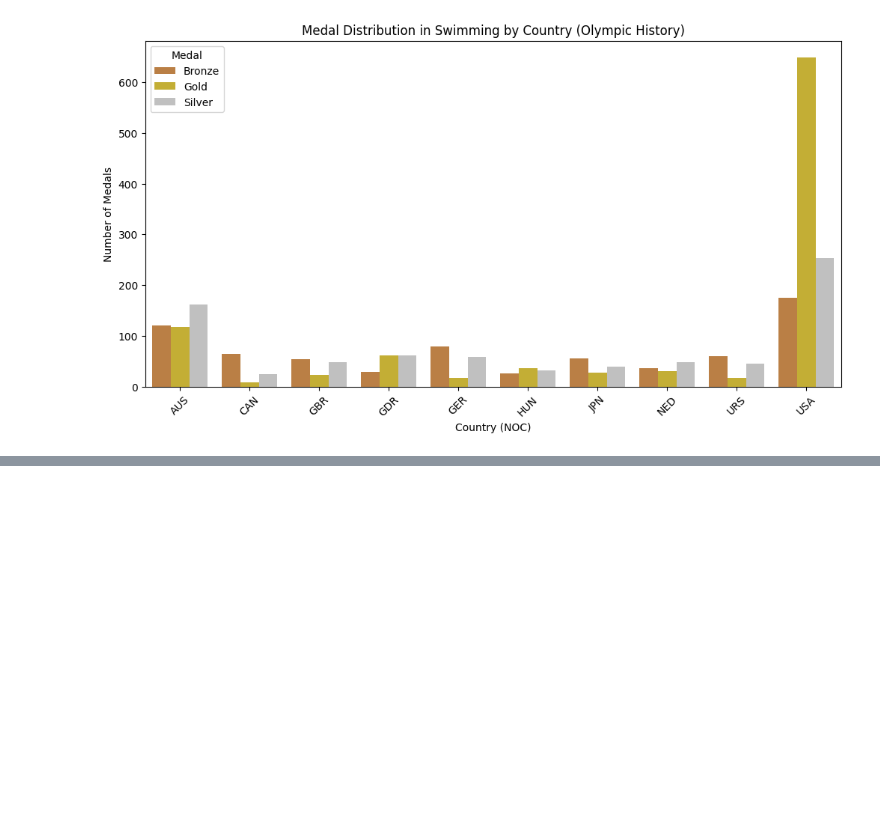
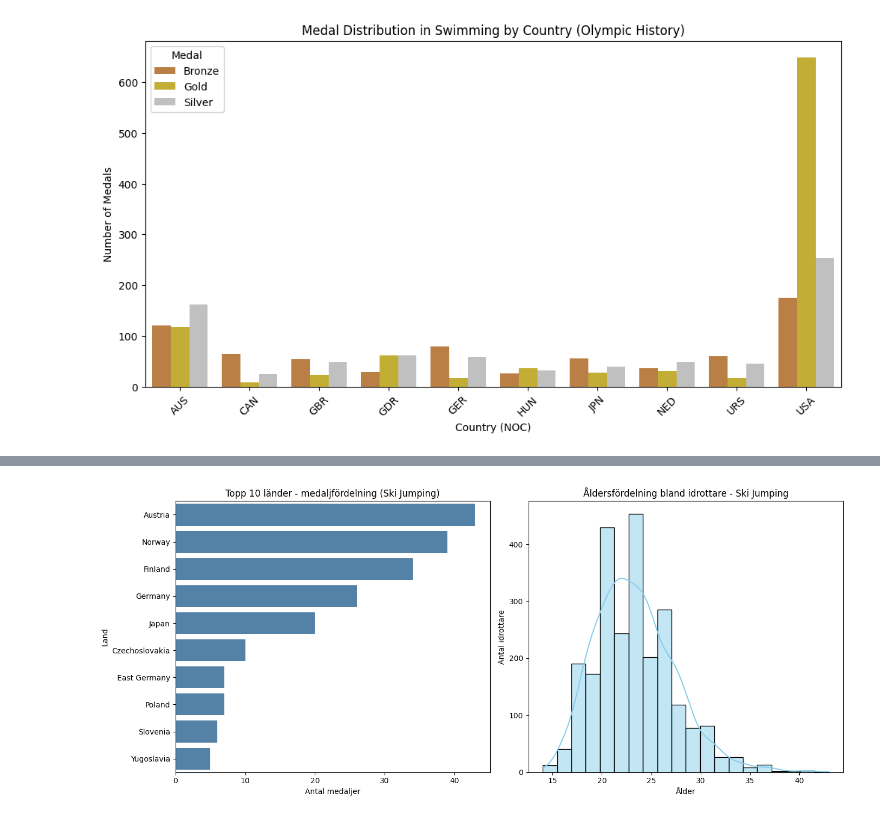
Before and after one commit to SebastianPetersson/Project_OS, a Jupyter notebook: Projekt_OS_Tyskland.ipynb, the cells around one changed output, grey strips where cells are left out. Cells and saved outputs as stored; diff of their text form; code cells hidden in the pictures; blank space fills up the shorter version.

```diff
--- a/Projekt_OS_Tyskland.ipynb
+++ b/Projekt_OS_Tyskland.ipynb
@@ -210,0 +215,4 @@ Functions.medal_distribution(olympics_df=olympics, sport='Swimming')
+# %%
+Functions.visualize_sport_stats(olympics, "Ski Jumping")
+# %% [output]
+[figure, added]
```
Also changed, not shown: parts of 1 cell of this notebook.
